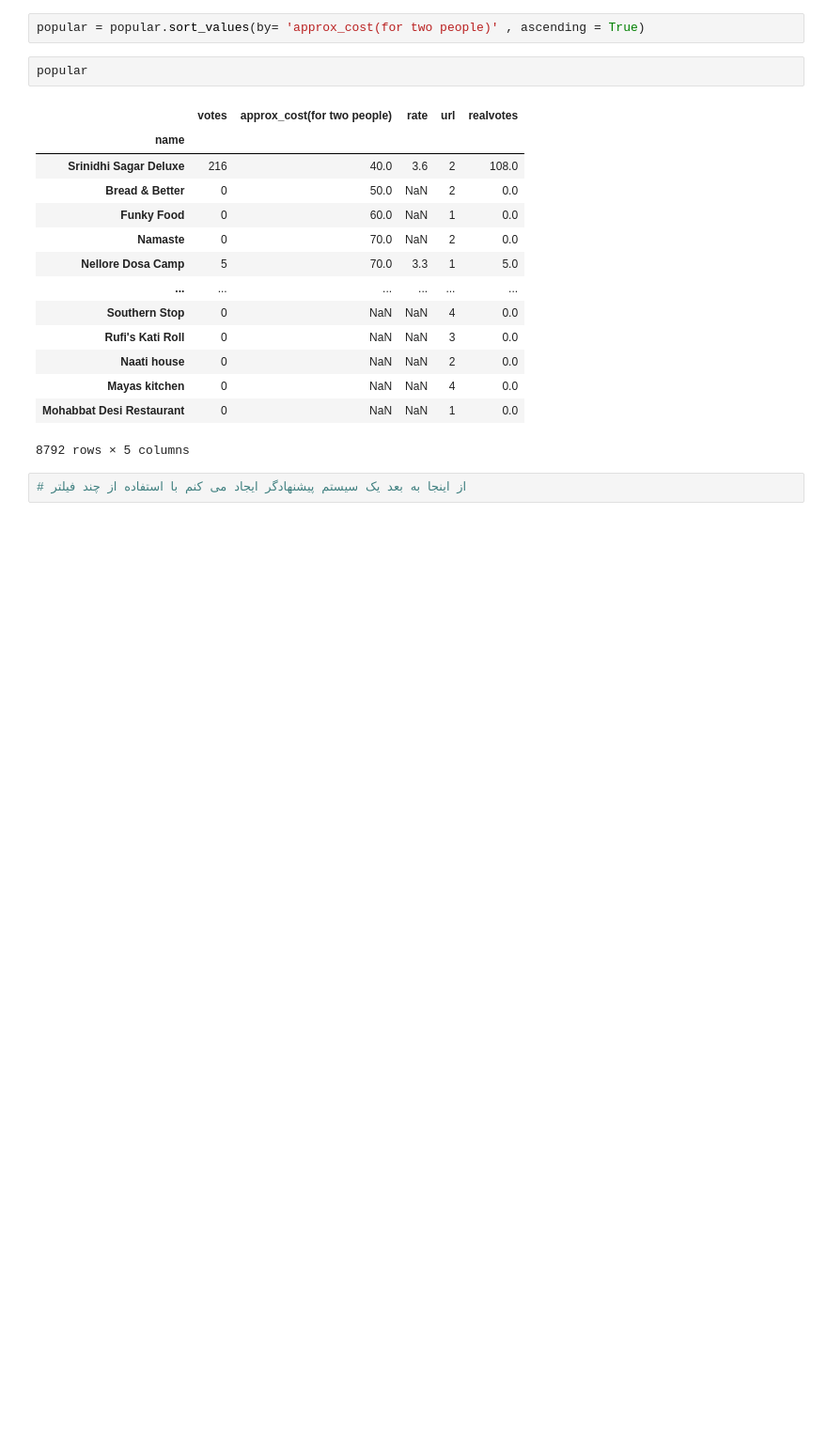
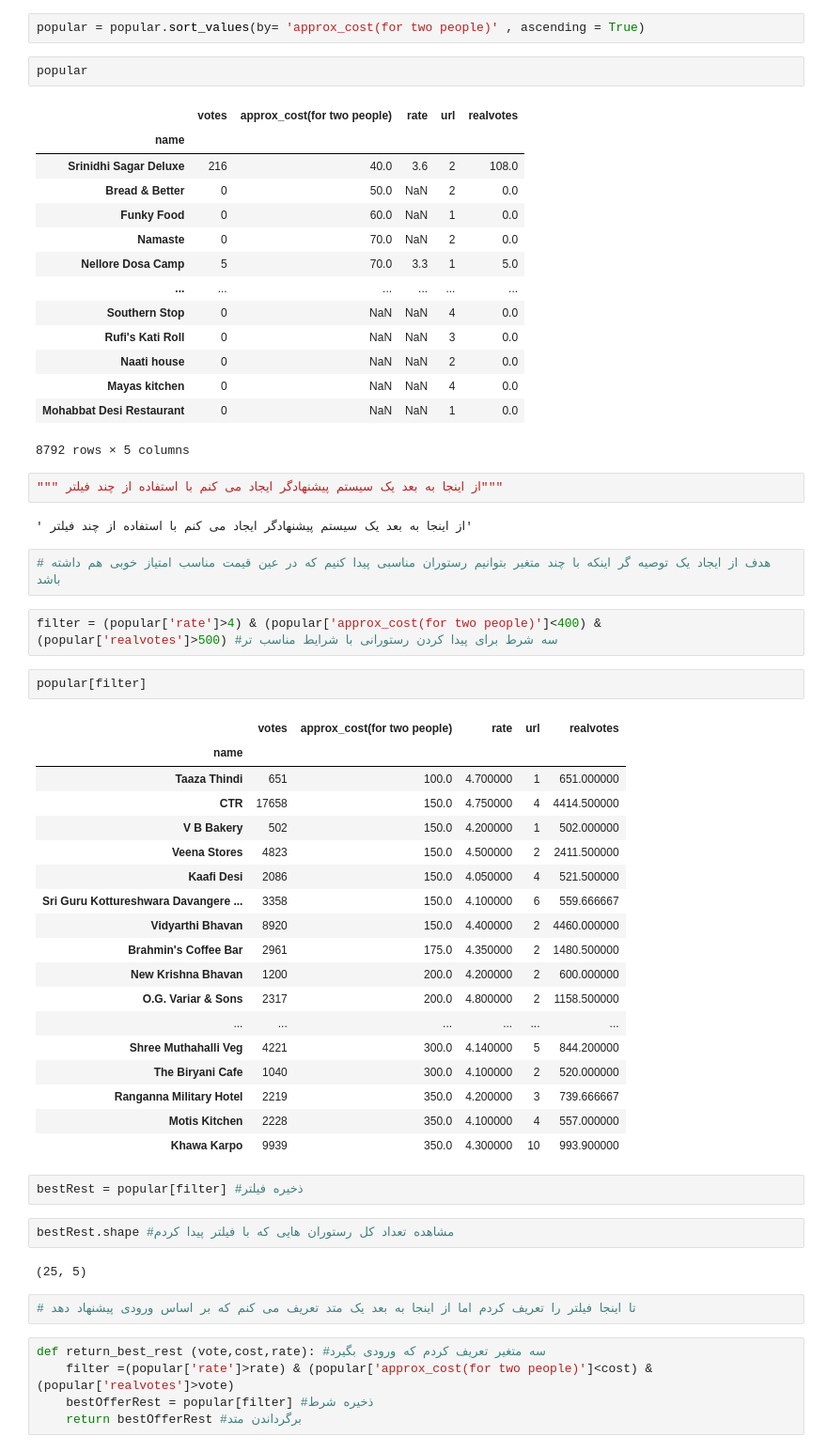
Before and after one commit to mrahmadi64/Pandas_Learning, a Jupyter notebook: PanadsLearning.ipynb, the cells around one changed output. Shown: that part at 94% size. Drawn from its saved outputs; the diff is of its cells as text; blank space fills up the shorter version.

```diff
--- a/PanadsLearning.ipynb
+++ b/PanadsLearning.ipynb
@@ -835,4 +835,44 @@ popular
 | Mohabbat Desi Restaurant | 0 | NaN | NaN | 1 | 0.0 |
 8792 rows × 5 columns
 # %%
-# از اینجا به بعد یک سیستم پیشنهادگر ایجاد می کنم با استفاده از چند فیلتر
+""" از اینجا به بعد یک سیستم پیشنهادگر ایجاد می کنم با استفاده از چند فیلتر"""
+# %% [output]
+' از اینجا به بعد یک سیستم پیشنهادگر ایجاد می کنم با استفاده از چند فیلتر'
+# %%
+# هدف از ایجاد یک توصیه گر اینکه با چند متغیر بتوانیم رستوران مناسبی پیدا کنیم که در عین قیمت مناسب امتیاز خوبی هم داشته باشد
+# %%
+filter = (popular['rate']>4) & (popular['approx_cost(for two people)']<400) & (popular['realvotes']>500) #سه شرط برای پیدا کردن رستورانی با شرایط مناسب تر
+# %%
+popular[filter]
+# %% [output]
+|  | votes | approx_cost(for two people) | rate | url | realvotes |
+| name |  |  |  |  |  |
+| Taaza Thindi | 651 | 100.0 | 4.700000 | 1 | 651.000000 |
+| CTR | 17658 | 150.0 | 4.750000 | 4 | 4414.500000 |
+| V B Bakery | 502 | 150.0 | 4.200000 | 1 | 502.000000 |
+| Veena Stores | 4823 | 150.0 | 4.500000 | 2 | 2411.500000 |
+| Kaafi Desi | 2086 | 150.0 | 4.050000 | 4 | 521.500000 |
+| Sri Guru Kottureshwara Davangere ... | 3358 | 150.0 | 4.100000 | 6 | 559.666667 |
+| Vidyarthi Bhavan | 8920 | 150.0 | 4.400000 | 2 | 4460.000000 |
+| Brahmin's Coffee Bar | 2961 | 175.0 | 4.350000 | 2 | 1480.500000 |
+| New Krishna Bhavan | 1200 | 200.0 | 4.200000 | 2 | 600.000000 |
+| O.G. Variar & Sons | 2317 | 200.0 | 4.800000 | 2 | 1158.500000 |
+| ... | ... | ... | ... | ... | ... |
+| Shree Muthahalli Veg | 4221 | 300.0 | 4.140000 | 5 | 844.200000 |
+| The Biryani Cafe | 1040 | 300.0 | 4.100000 | 2 | 520.000000 |
+| Ranganna Military Hotel | 2219 | 350.0 | 4.200000 | 3 | 739.666667 |
+| Motis Kitchen | 2228 | 350.0 | 4.100000 | 4 | 557.000000 |
+| Khawa Karpo | 9939 | 350.0 | 4.300000 | 10 | 993.900000 |
+# %%
+bestRest = popular[filter] #ذخیره فیلتر
+# %%
+bestRest.shape #مشاهده تعداد کل رستوران هایی که با فیلتر پیدا کردم
+# %% [output]
+(25, 5)
+# %%
+# تا اینجا فیلتر را تعریف کردم اما از اینجا به بعد یک متد تعریف می کنم که بر اساس ورودی پیشنهاد دهد
+# %%
+def return_best_rest (vote,cost,rate): #سه متغیر تعریف کردم که ورودی بگیرد
+    filter =(popular['rate']>rate) & (popular['approx_cost(for two people)']<cost) & (popular['realvotes']>vote)
+    bestOfferRest = popular[filter] #ذخیره شرط
+    return bestOfferRest #برگرداندن متد
```
Also changed, not shown: parts of 2 cells of this notebook.
